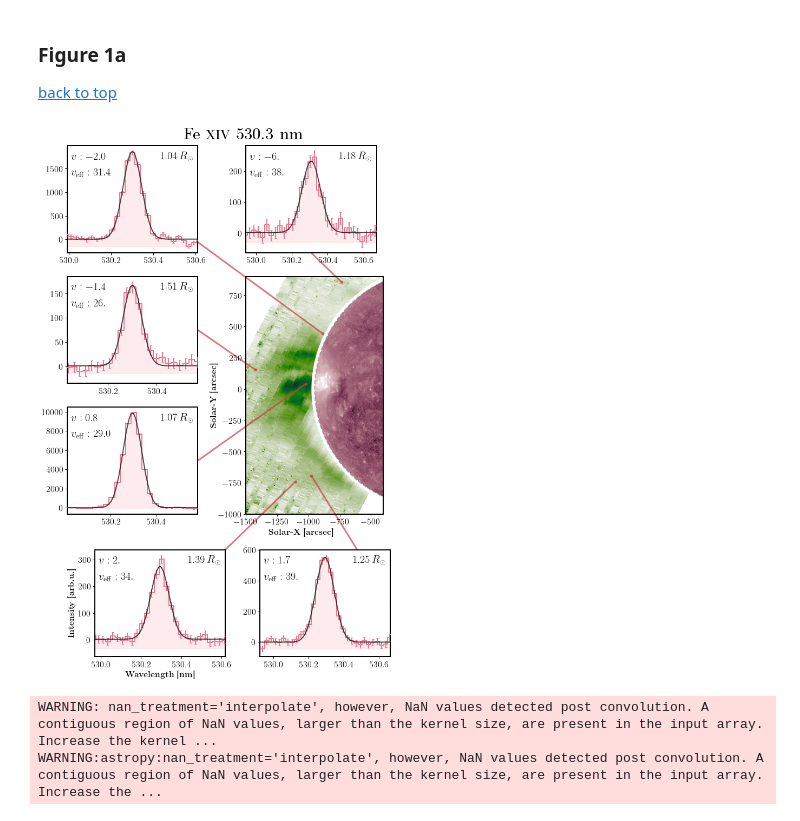
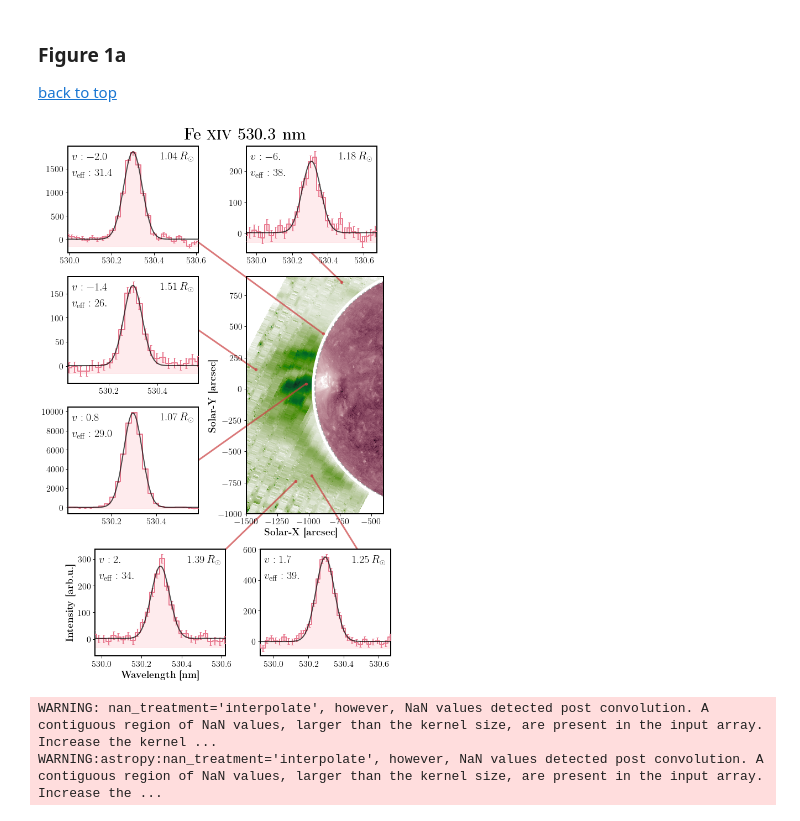
Before and after one commit to yjzhu-solar/Eclipse2017, a Jupyter notebook: ipynb/eclipse_data/off_limb_intensity_map_ext_zoomin.ipynb, the cells around one changed output. Cells and saved outputs as stored; diff of their text form; code cells hidden in the pictures.

```diff
--- a/ipynb/eclipse_data/off_limb_intensity_map_ext_zoomin.ipynb
+++ b/ipynb/eclipse_data/off_limb_intensity_map_ext_zoomin.ipynb
@@ -504,8 +504,8 @@ norm_aia_211 = ImageNormalize(aia_211_image,interval=AsymmetricPercentileInterva
 ax.pcolormesh(aia_211_xcoord, aia_211_ycoord, aia_211_image,cmap=aia_211_cm,norm=norm_aia_211,
                 rasterized=True,shading="auto")
 
-ax.set_xlabel(r"\textbf{Solar-X [arcsec]}",fontsize=16,x=0.4)
-ax.set_ylabel(r"\textbf{Solar-Y [arcsec]}",fontsize=16,labelpad=-0.05)
+ax.set_xlabel(r"\textbf{Solar-X [arcsec]}",fontsize=18,x=0.4,y=-0.3)
+ax.set_ylabel(r"\textbf{Solar-Y [arcsec]}",fontsize=18,labelpad=-0.05)
 
 
 
@@ -514,35 +514,35 @@ ylim_zoomin = [-1000,900]
 
 ax.set_aspect(1)
 # ax.add_patch(create_rec_eqs())
 ax.add_patch(create_limb_circle(rsun_arcsec))
 ax.set_xlim(xlim_zoomin)
 ax.set_ylim(ylim_zoomin)
 ax.tick_params(labelsize=16)
 
 feed_params = (x_2d_grid_green_arcsec_bin_rot_ext + slit_center_x_green,
                         y_2d_grid_green_arcsec_bin_rot_ext + slit_center_y_green,
                         green_fit_filename_index, green_path,
                         totality_green_df_ext,FeXIV_63rd_xslice,flatfield_1d_FeXIV_63rd,63,
                         green_fit_matrix_bin_ext, green_fit_matrix_bin_ext_err,
                         green_vlos_masked, green_vlos_masked_err, green_veff_masked, green_veff_masked_err)
 
 spectral_line_zoom_in(-1020,42,fig,ax,[-1.3,0,0.95,0.45],(1,0.5),
                         *feed_params)
 spectral_line_zoom_in(-1424,154,fig,ax,[-1.3,0.55,0.95,0.45],(1,0.5),
                         *feed_params)
 spectral_line_zoom_in(-1103,-740,fig,ax,[-1.1,-0.60,0.95,0.45],(1,1),
-                        *feed_params,label_axes=True)
+                        *feed_params,label_axes=True,label_fontsize=18)
 spectral_line_zoom_in(-976,-694,fig,ax,[0.1,-0.60,0.95,0.45],(1,0.5),
                         *feed_params)
 spectral_line_zoom_in(-885,443,fig,ax,[-1.3,1.1,0.95,0.45],(1,0.1),
                         *feed_params)
 spectral_line_zoom_in(-735,855,fig,ax,[0,1.1,0.95,0.45],(0.5,0),
                         *feed_params)
 ax.text(-0.45,1.58,r"\textbf{Fe \textsc{xiv} 530.3 nm}",fontsize=30,transform=ax.transAxes)
 fig.savefig(fname="../../figs/ms/FeXIV_zoomin.pdf",format="pdf",dpi=300,bbox_inches="tight")
 # fig.savefig(fname="../../slides/reg_meet/figs/FeXIV_zoomin.png",format="png",dpi=300,bbox_inches="tight")
 # %% [output]
-[figure, old version]
+[figure, new version]
 # %%
 red_frame_wavelength = CCDData.read(os.path.join(red_path,totality_red_df_cut.iloc[0]["file"]),hdu=1,unit="adu").data
 
```
Also changed, not shown: 1 other file.
